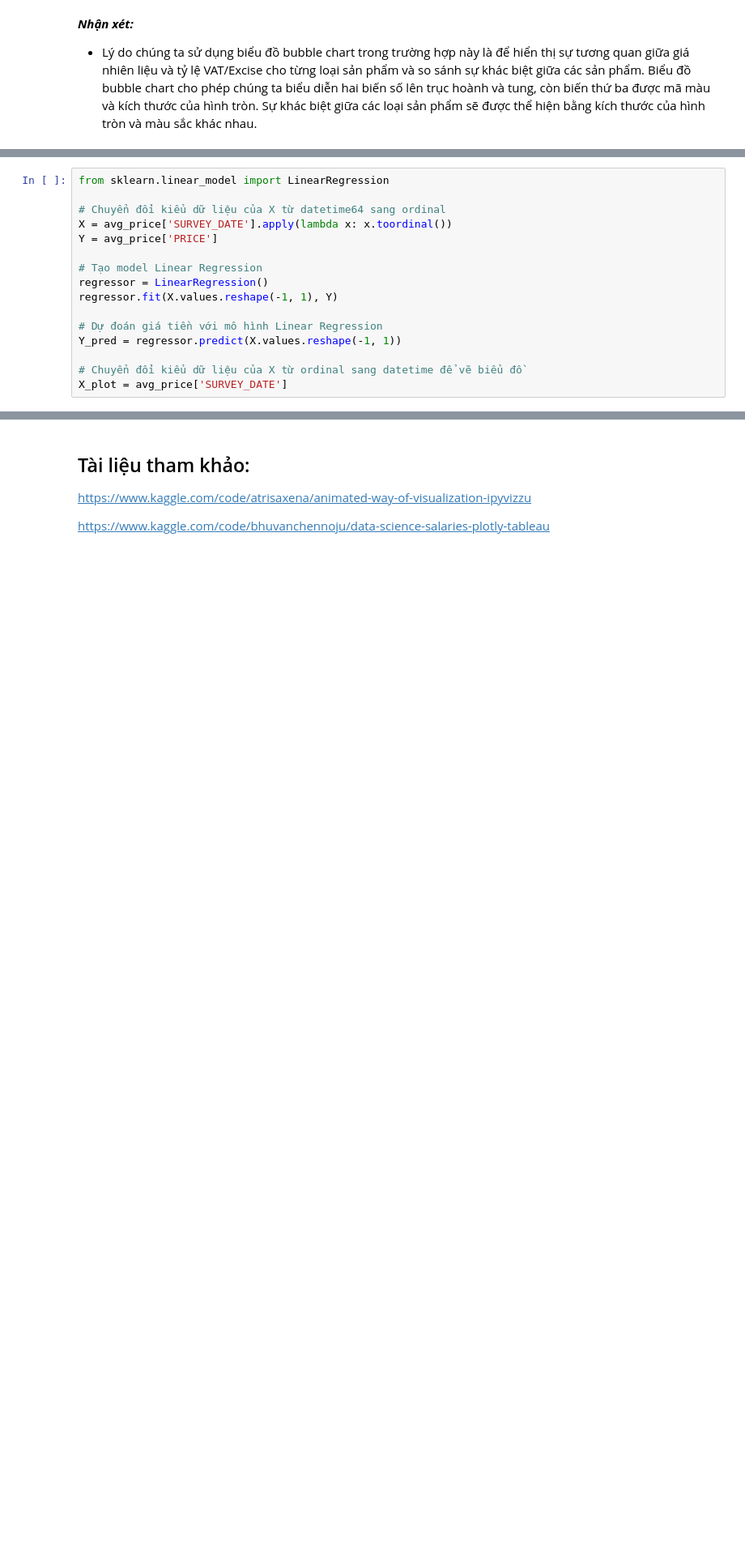
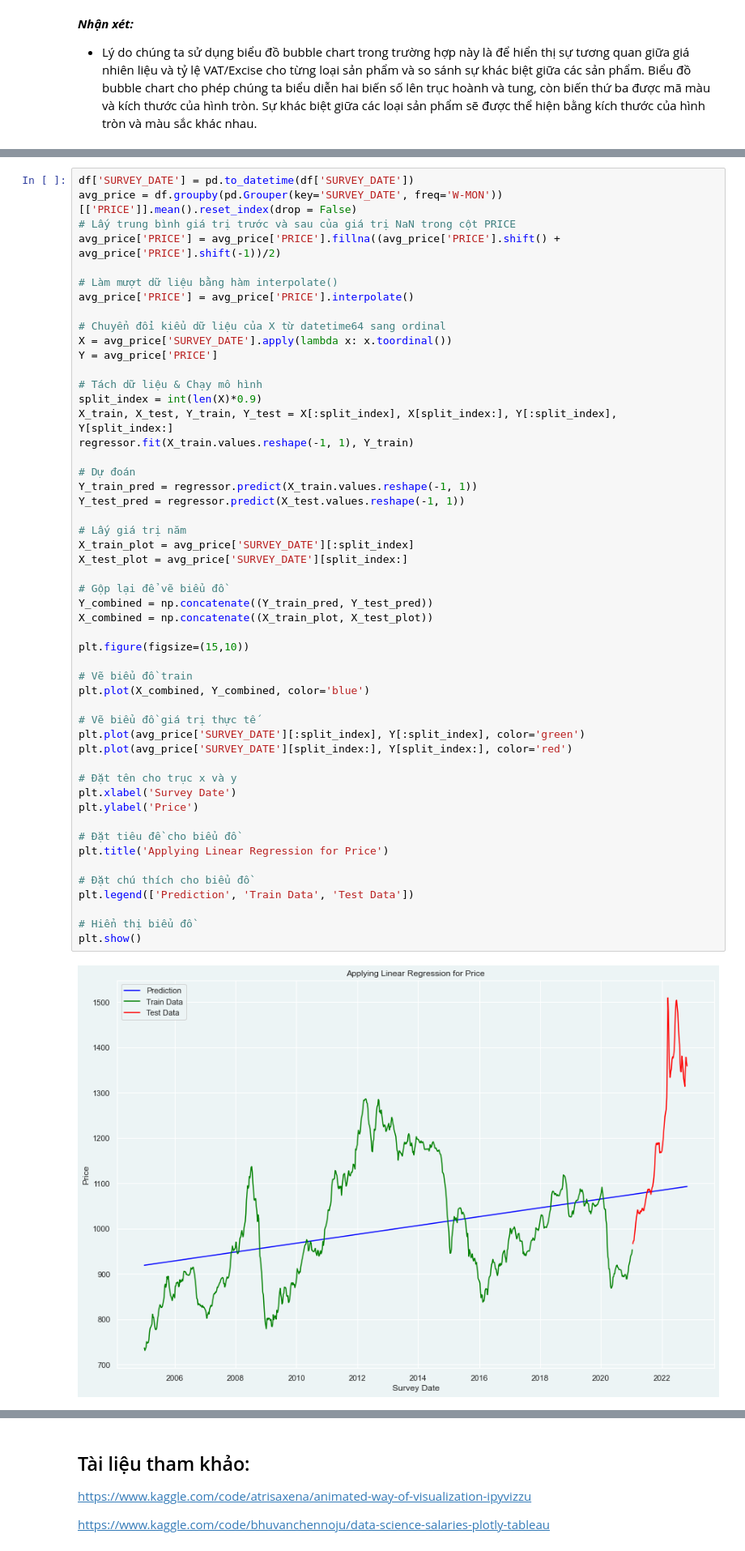
Before and after one commit to khangnl24112002/DataVisualization_Group02_Lab02, a Jupyter notebook: source_codes/main.ipynb, the cells around one changed output, grey strips where cells are left out. Shown at 81% size. Drawn from its saved outputs; the diff is of its cells as text; blank space fills up the shorter version.

```diff
--- a/source_codes/main.ipynb
+++ b/source_codes/main.ipynb
@@ -707,19 +710,3 @@ avg_price.dropna(inplace=True)
 Để áp dụng Linear Regression, ta sẽ import LinearRegression từ sklearn. Sau đó thực hiện chạy  mô hình.
 
 Lưu ý: Trong mô hình này, X có kiểu dữ liệu là datetime, mà kiểu dữ liệu này không đúng với tham số trong mô hình. Do đó ta cần chuyển kiểu dữ liệu về dạng ordinal như số nguyên để xử lý, sau khi xử lý xong thì ta sẽ vẽ biểu đồ, khi đó chuyển lại về dữ liệu datetime.
-# %%
-from sklearn.linear_model import LinearRegression
-
-# Chuyển đổi kiểu dữ liệu của X từ datetime64 sang ordinal
-X = avg_price['SURVEY_DATE'].apply(lambda x: x.toordinal())
-Y = avg_price['PRICE']
-
-# Tạo model Linear Regression
-regressor = LinearRegression()
-regressor.fit(X.values.reshape(-1, 1), Y)
-
-# Dự đoán giá tiền với mô hình Linear Regression
-Y_pred = regressor.predict(X.values.reshape(-1, 1))
-
-# Chuyển đổi kiểu dữ liệu của X từ ordinal sang datetime để vẽ biểu đồ
-X_plot = avg_price['SURVEY_DATE']
@@ -756,0 +713,53 @@ Coefficient of determination: 0.24
+# %%
+df['SURVEY_DATE'] = pd.to_datetime(df['SURVEY_DATE'])
+avg_price = df.groupby(pd.Grouper(key='SURVEY_DATE', freq='W-MON'))[['PRICE']].mean().reset_index(drop = False)
+# Lấy trung bình giá trị trước và sau của giá trị NaN trong cột PRICE
+avg_price['PRICE'] = avg_price['PRICE'].fillna((avg_price['PRICE'].shift() + avg_price['PRICE'].shift(-1))/2)
+
+# Làm mượt dữ liệu bằng hàm interpolate()
+avg_price['PRICE'] = avg_price['PRICE'].interpolate()
+
+# Chuyển đổi kiểu dữ liệu của X từ datetime64 sang ordinal
+X = avg_price['SURVEY_DATE'].apply(lambda x: x.toordinal())
+Y = avg_price['PRICE']
+
+# Tách dữ liệu & Chạy mô hình
+split_index = int(len(X)*0.9)
+X_train, X_test, Y_train, Y_test = X[:split_index], X[split_index:], Y[:split_index], Y[split_index:]
+regressor.fit(X_train.values.reshape(-1, 1), Y_train)
+
+# Dự đoán
+Y_train_pred = regressor.predict(X_train.values.reshape(-1, 1))
+Y_test_pred = regressor.predict(X_test.values.reshape(-1, 1))
+
+# Lấy giá trị năm
+X_train_plot = avg_price['SURVEY_DATE'][:split_index]
+X_test_plot = avg_price['SURVEY_DATE'][split_index:]
+
+# Gộp lại để vẽ biểu đồ
+Y_combined = np.concatenate((Y_train_pred, Y_test_pred))
+X_combined = np.concatenate((X_train_plot, X_test_plot))
+
+plt.figure(figsize=(15,10))
+
+# Vẽ biểu đồ train
+plt.plot(X_combined, Y_combined, color='blue')
+
+# Vẽ biểu đồ giá trị thực tế
+plt.plot(avg_price['SURVEY_DATE'][:split_index], Y[:split_index], color='green')
+plt.plot(avg_price['SURVEY_DATE'][split_index:], Y[split_index:], color='red')
+
+# Đặt tên cho trục x và y
+plt.xlabel('Survey Date')
+plt.ylabel('Price')
+
+# Đặt tiêu đề cho biểu đồ
+plt.title('Applying Linear Regression for Price')
+
+# Đặt chú thích cho biểu đồ
+plt.legend(['Prediction', 'Train Data', 'Test Data'])
+
+# Hiển thị biểu đồ
+plt.show()
+# %% [output]
+[figure, added]
```
Also changed, not shown: parts of 24 cells of this notebook.
